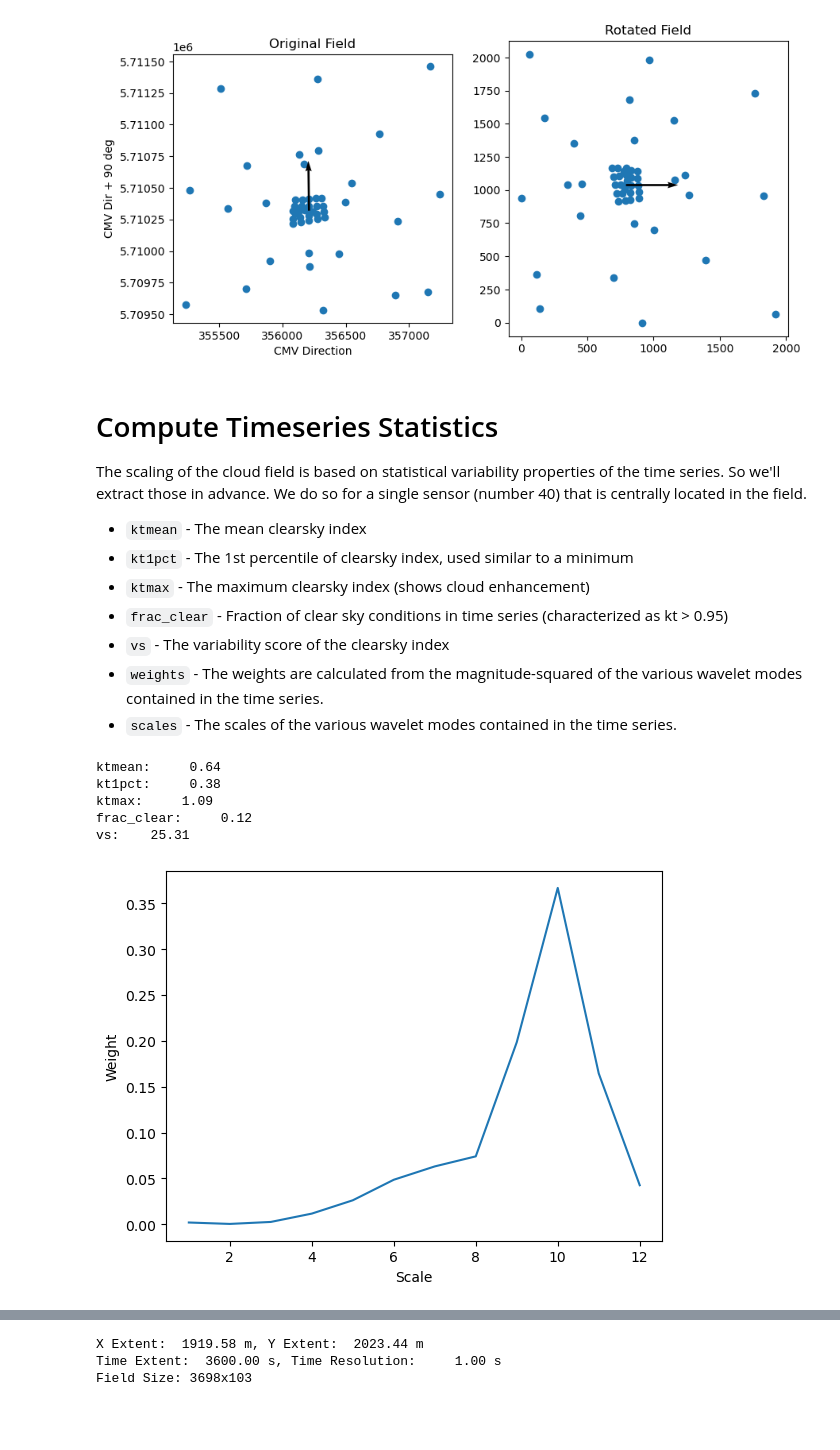
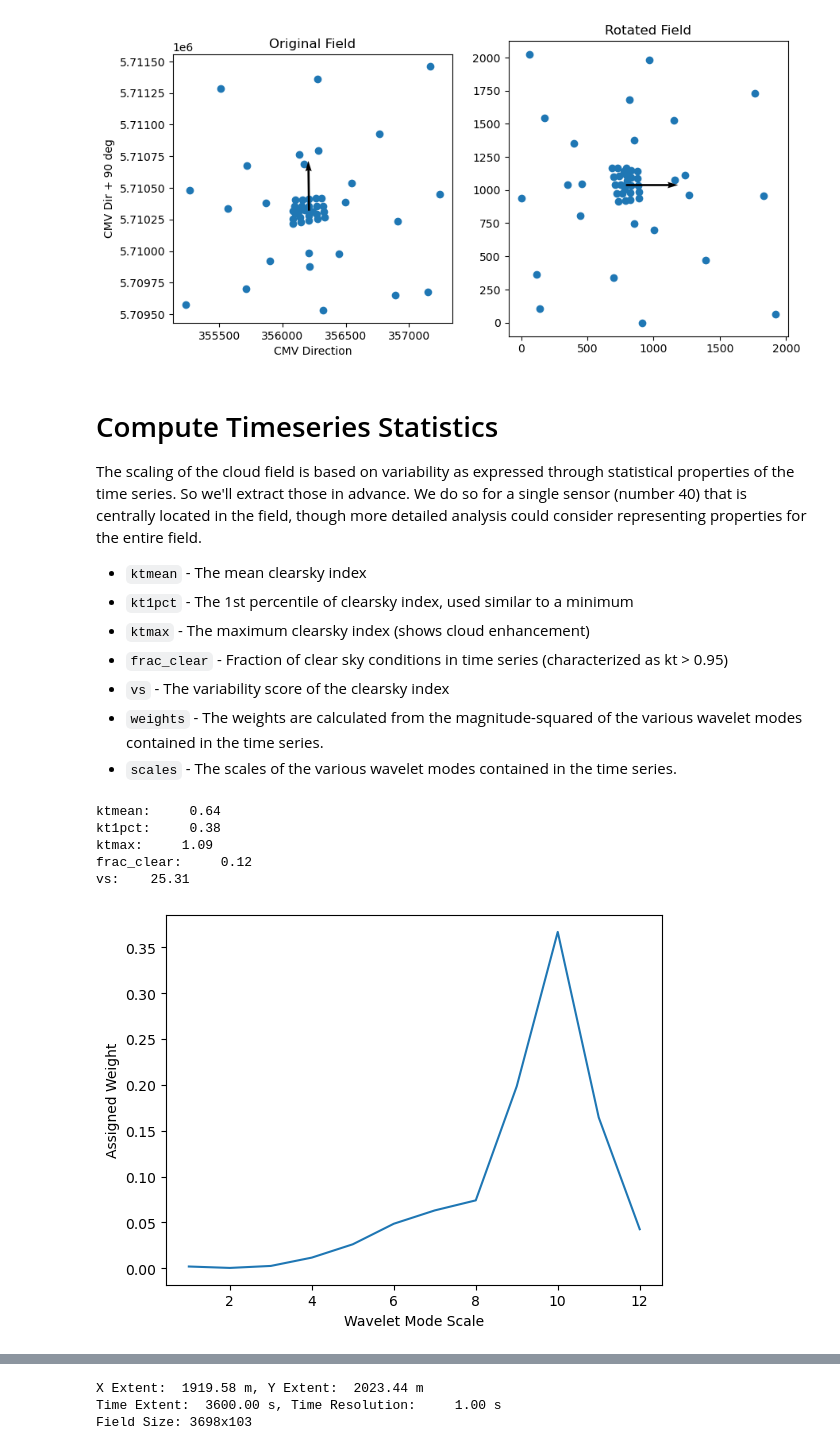
Before and after one commit to jranalli/solarspatialtools, a Jupyter notebook: demos/synthetic_clouds_demo.ipynb, the cells around one changed output, grey strips where cells are left out. Cells and saved outputs as stored; diff of their text form; code cells hidden in the pictures; blank space fills up the shorter version.

```diff
--- a/demos/synthetic_clouds_demo.ipynb
+++ b/demos/synthetic_clouds_demo.ipynb
@@ -75,7 +69,7 @@ axs[1].set_aspect('equal')
 [figure]
 # %% [markdown]
 # Compute Timeseries Statistics
-The scaling of the cloud field is based on statistical variability properties of the time series. So we'll extract those in advance. We do so for a single sensor (number 40) that is centrally located in the field.
+The scaling of the cloud field is based on variability as expressed through statistical properties of the time series. So we'll extract those in advance. We do so for a single sensor (number 40) that is centrally located in the field, though more detailed analysis could consider representing properties for the entire field.
 - `ktmean` - The mean clearsky index
 - `kt1pct` - The 1st percentile of clearsky index, used similar to a minimum
 - `ktmax` - The maximum clearsky index (shows cloud enhancement)
@@ -86,23 +80,23 @@ The scaling of the cloud field is based on statistical variability properties of
 # %%
 ktmean, kt1pct, ktmax, frac_clear, vs, weights, scales = get_timeseries_stats(kt[40], plot=False)
 print(f"ktmean: {ktmean:8.2f}")
 print(f"kt1pct: {kt1pct:8.2f}")
 print(f"ktmax: {ktmax:8.2f}")
 print(f"frac_clear: {frac_clear:8.2f}")
 print(f"vs: {vs:8.2f}")
 
 # Plot the wavelet scales
 plt.plot(scales, weights)
-plt.xlabel('Scale')
-plt.ylabel('Weight')
+plt.xlabel('Wavelet Mode Scale')
+plt.ylabel('Assigned Weight')
 plt.show()
 # %% [output]
 ktmean:     0.64
 kt1pct:     0.38
 ktmax:     1.09
 frac_clear:     0.12
 vs:    25.31
-[figure, old version]
+[figure, new version]
 # %% [markdown]
 # Relate the Time and Space Scales
 Since we rotated the sensor positions, we can now calculate the overall spatial size of the distribution along and perpendicular to the cloud motion vector. We'll also look at the dureation of the time series (in this case 1 hour) and its temporal resolution (1 second).
```
Also changed, not shown: parts of 21 cells of this notebook, 3 other files.
